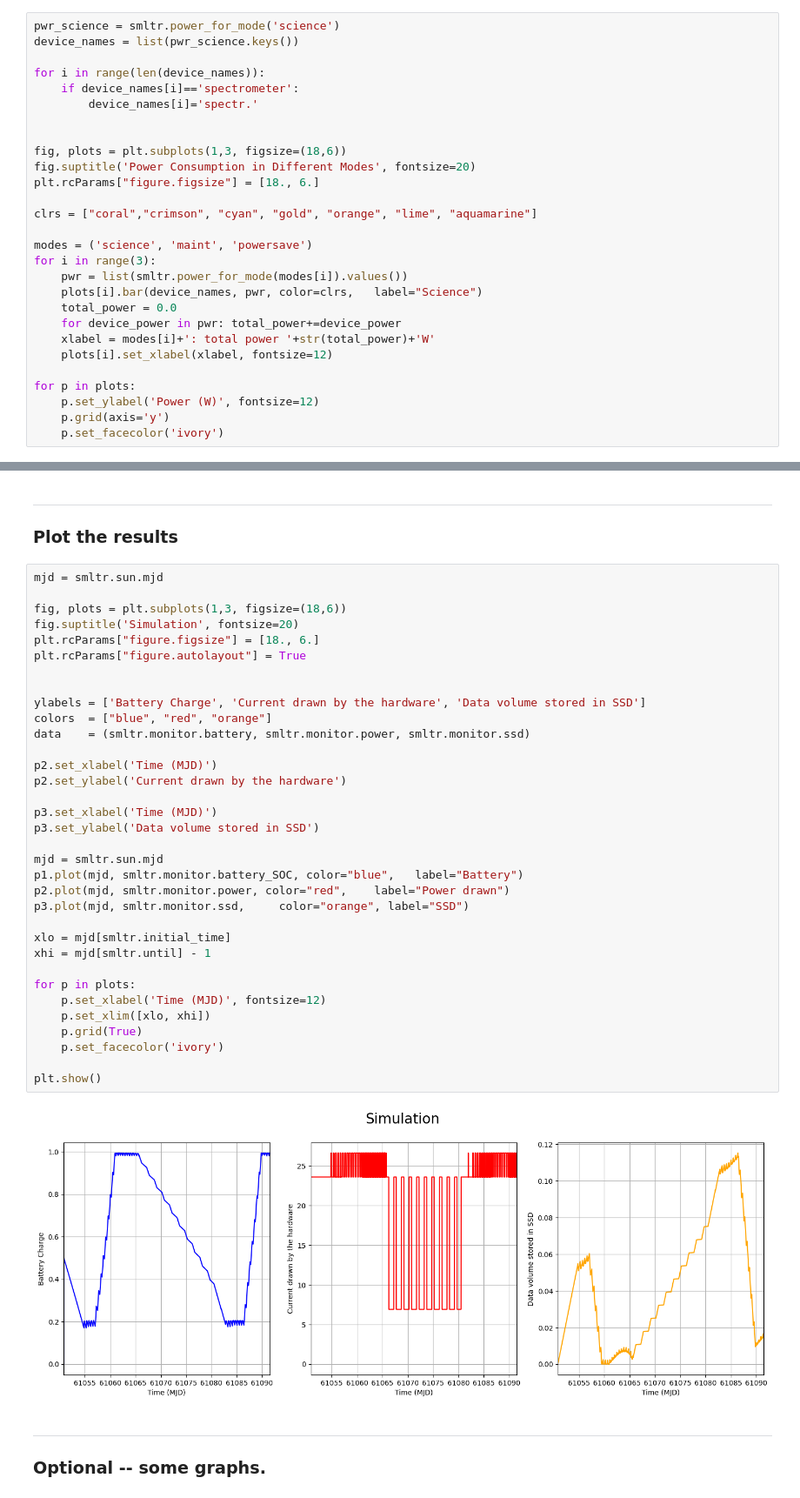
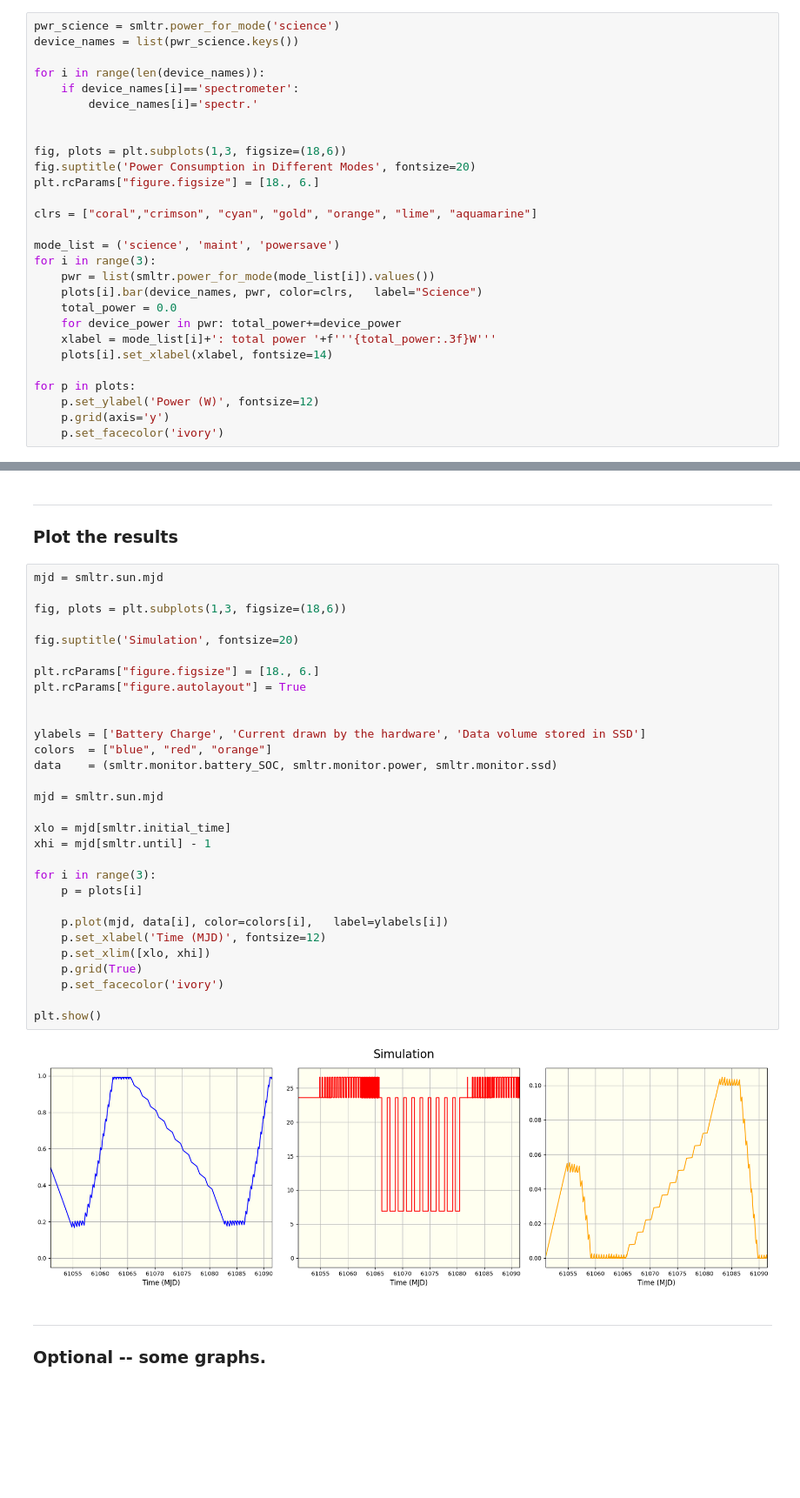
Before and after one commit to lusee-night/opsim, a Jupyter notebook: notebooks/opsim.ipynb, the cells around one changed output, grey strips where cells are left out. Shown at 87% size. Drawn from its saved outputs; the diff is of its cells as text; blank space fills up the shorter version.

```diff
--- a/notebooks/opsim.ipynb
+++ b/notebooks/opsim.ipynb
@@ -110,14 +104,14 @@ plt.rcParams["figure.figsize"] = [18., 6.]
 
 clrs = ["coral","crimson", "cyan", "gold", "orange", "lime", "aquamarine"]
 
-modes = ('science', 'maint', 'powersave')
+mode_list = ('science', 'maint', 'powersave')
 for i in range(3):
-    pwr = list(smltr.power_for_mode(modes[i]).values())
+    pwr = list(smltr.power_for_mode(mode_list[i]).values())
     plots[i].bar(device_names, pwr, color=clrs,   label="Science")
     total_power = 0.0
     for device_power in pwr: total_power+=device_power
-    xlabel = modes[i]+': total power '+str(total_power)+'W'
-    plots[i].set_xlabel(xlabel, fontsize=12)
+    xlabel = mode_list[i]+': total power '+f'''{total_power:.3f}W'''
+    plots[i].set_xlabel(xlabel, fontsize=14)
 
 for p in plots:
     p.set_ylabel('Power (W)', fontsize=12)
@@ -152,39 +142,35 @@ TypeError: expected str, bytes or os.PathLike object, not tuple
 # %%
 mjd = smltr.sun.mjd
 
 fig, plots = plt.subplots(1,3, figsize=(18,6))
+
 fig.suptitle('Simulation', fontsize=20)
+
 plt.rcParams["figure.figsize"] = [18., 6.]
 plt.rcParams["figure.autolayout"] = True
 
 
 ylabels = ['Battery Charge', 'Current drawn by the hardware', 'Data volume stored in SSD']
 colors  = ["blue", "red", "orange"]
-data    = (smltr.monitor.battery, smltr.monitor.power, smltr.monitor.ssd)
-
-p2.set_xlabel('Time (MJD)')
-p2.set_ylabel('Current drawn by the hardware')
-
-p3.set_xlabel('Time (MJD)')
-p3.set_ylabel('Data volume stored in SSD')
+data    = (smltr.monitor.battery_SOC, smltr.monitor.power, smltr.monitor.ssd)
 
 mjd = smltr.sun.mjd
-p1.plot(mjd, smltr.monitor.battery_SOC, color="blue",   label="Battery")
-p2.plot(mjd, smltr.monitor.power, color="red",    label="Power drawn")
-p3.plot(mjd, smltr.monitor.ssd,     color="orange", label="SSD")
 
 xlo = mjd[smltr.initial_time]
 xhi = mjd[smltr.until] - 1
 
-for p in plots:
+for i in range(3):
+    p = plots[i]
+
+    p.plot(mjd, data[i], color=colors[i],   label=ylabels[i])
     p.set_xlabel('Time (MJD)', fontsize=12)
     p.set_xlim([xlo, xhi])
     p.grid(True)
     p.set_facecolor('ivory')
 
 plt.show()
 # %% [output]
-[figure, old version]
+[figure, new version]
 # %% [markdown]
 ---
 
```
Also changed, not shown: parts of 7 cells of this notebook, 2 other files.
